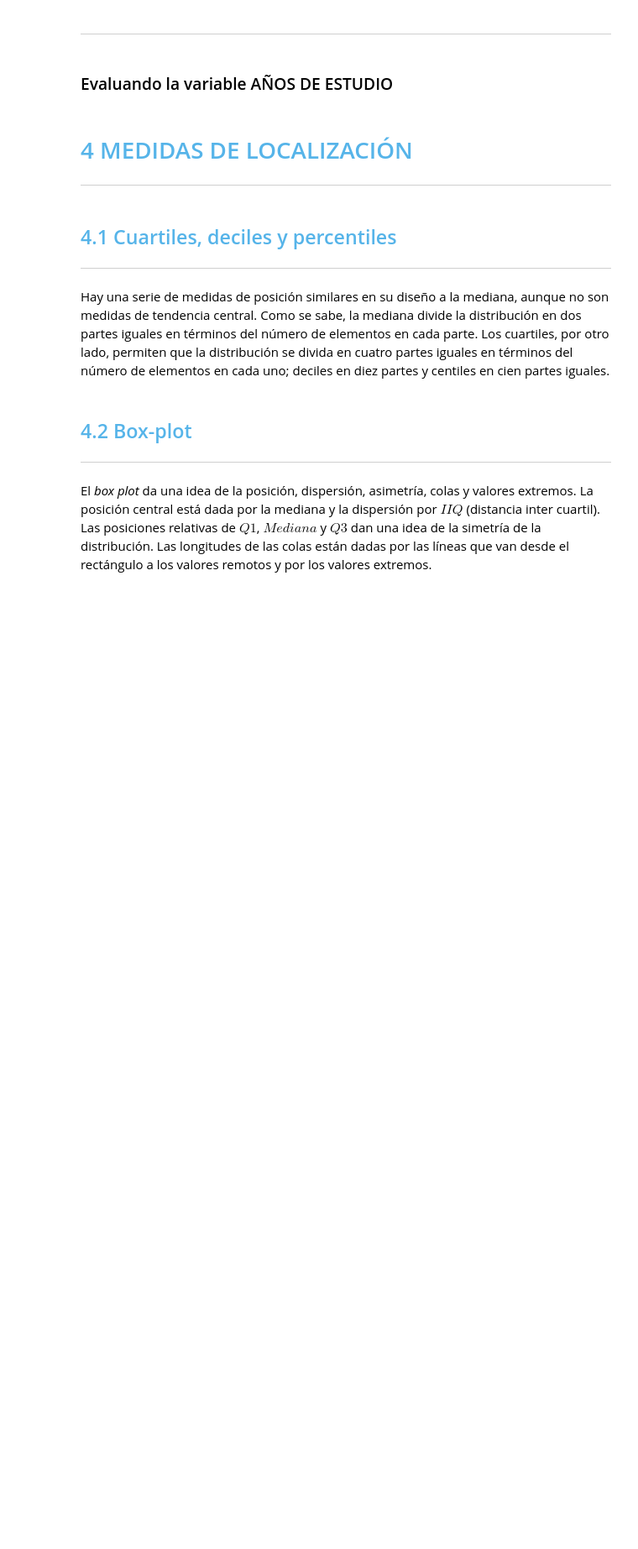
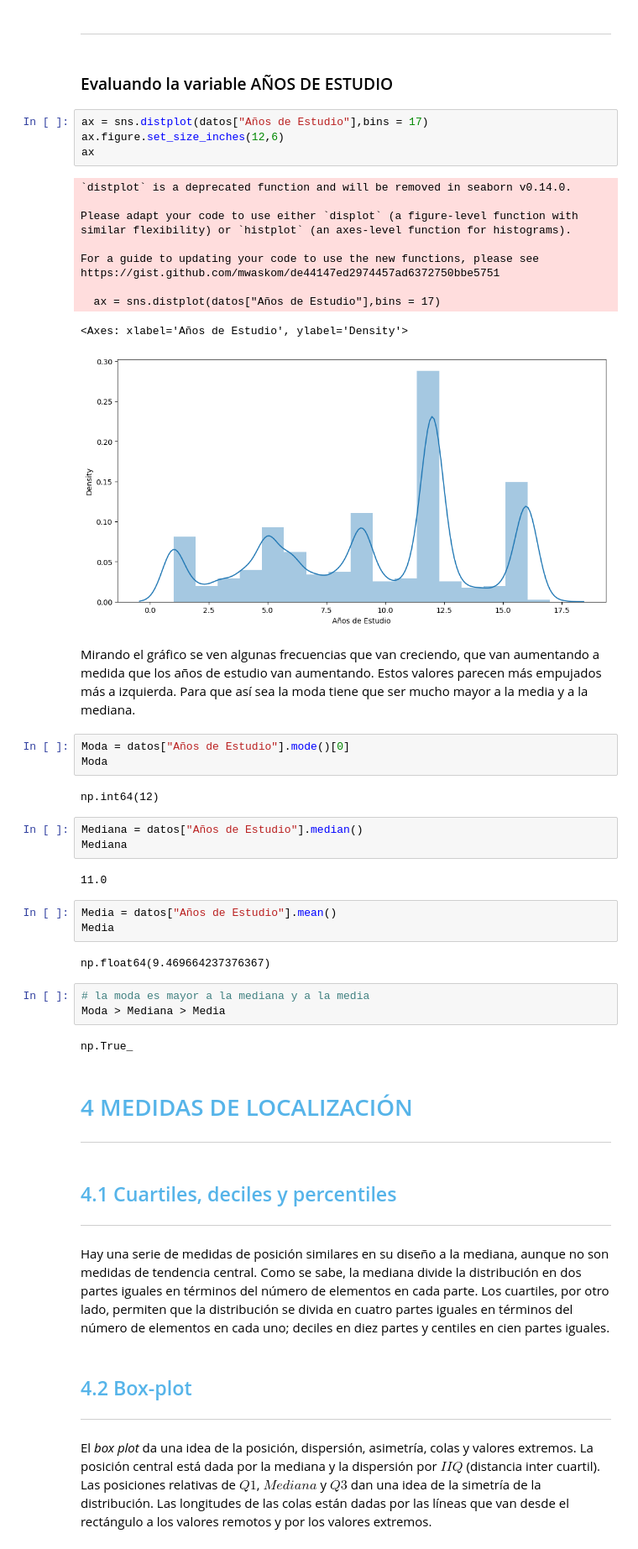
Before and after one commit to evs-11/Estadistica-Con-Python, a Jupyter notebook: Curso_de_Estadística_con_Python.ipynb, the cells around one changed output. Shown at 84% size. Cells and saved outputs as stored; diff of their text form; blank space fills up the shorter version.

```diff
--- a/Curso_de_Estadística_con_Python.ipynb
+++ b/Curso_de_Estadística_con_Python.ipynb
@@ -927,6 +1056,44 @@ La moda se puede definir como el valor más frecuente de un conjunto de datos. L
 ***
 # %% [markdown]
 ### Evaluando la variable AÑOS DE ESTUDIO
+# %%
+ax = sns.distplot(datos["Años de Estudio"],bins = 17)
+ax.figure.set_size_inches(12,6)
+ax
+# %% [output]
+`distplot` is a deprecated function and will be removed in seaborn v0.14.0.
+
+Please adapt your code to use either `displot` (a figure-level function with
+similar flexibility) or `histplot` (an axes-level function for histograms).
+
+For a guide to updating your code to use the new functions, please see
+https://gist.github.com/mwaskom/de44147ed2974457ad6372750bbe5751
+
+  ax = sns.distplot(datos["Años de Estudio"],bins = 17)
+<Axes: xlabel='Años de Estudio', ylabel='Density'>
+[figure, added]
+# %% [markdown]
+Mirando el gráfico se ven algunas frecuencias que van creciendo, que van aumentando a medida que los años de estudio van aumentando. Estos valores parecen más empujados más a izquierda. Para que así sea la moda tiene que ser mucho mayor a la media y a la mediana.
+# %%
+Moda = datos["Años de Estudio"].mode()[0]
+Moda
+# %% [output]
+np.int64(12)
+# %%
+Mediana = datos["Años de Estudio"].median()
+Mediana
+# %% [output]
+11.0
+# %%
+Media = datos["Años de Estudio"].mean()
+Media
+# %% [output]
+np.float64(9.469664237376367)
+# %%
+# la moda es mayor a la mediana y a la media
+Moda > Mediana > Media
+# %% [output]
+np.True_
 # %% [markdown]
 # <font color=#56B4E9>4 MEDIDAS DE LOCALIZACIÓN</font>
 ***
```
Also changed, not shown: parts of 21 cells of this notebook.
